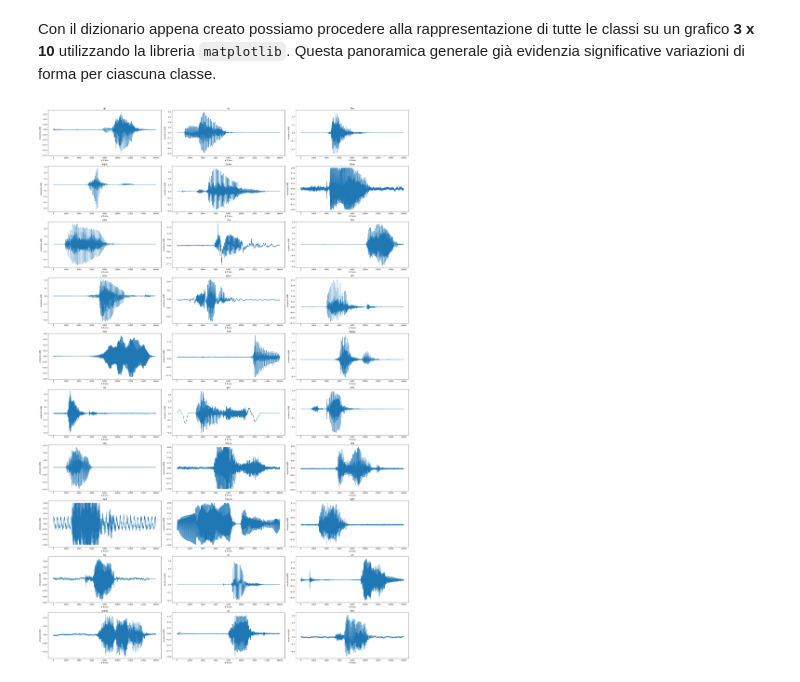
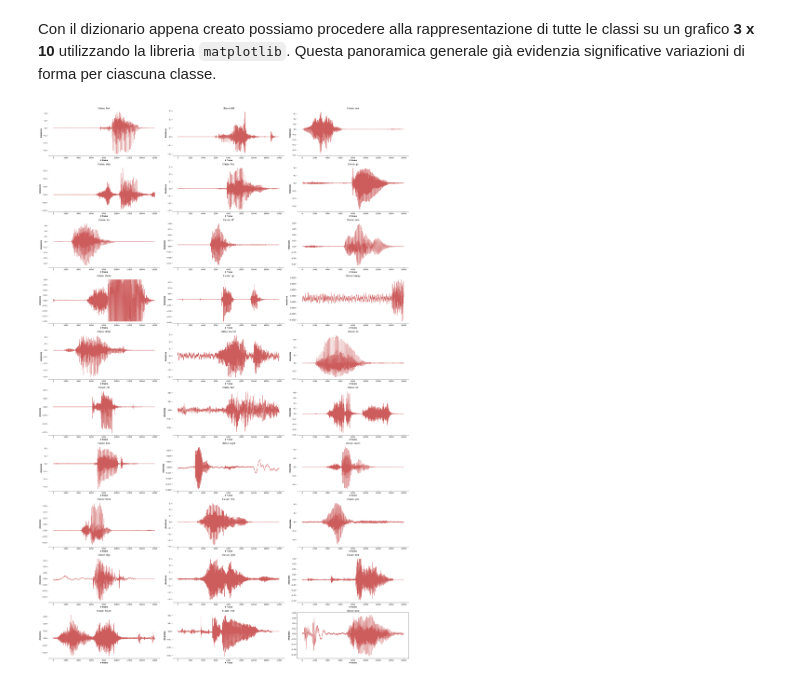
Before and after one commit to HiImGabry/speech-recognition-representation-unica-dl, a Jupyter notebook: Analisi_Esplorativa.ipynb, the cells around one changed output. Drawn from its saved outputs; the diff is of its cells as text; code cells hidden in the pictures.

```diff
--- a/Analisi_Esplorativa.ipynb
+++ b/Analisi_Esplorativa.ipynb
@@ -76,15 +71,22 @@ Mostrando graficamente l'audio appena ascoltato si può notare l'ampiezza dell'a
 audio = wave.open(path_audio, "r").readframes(-1)
 audio = np.frombuffer(audio, dtype=np.int16)
 
+fig, ax = plt.subplots()
+
 # disegniamo le linee del massimo e del minimo, con i rispettivi flag
-plt.axhline(y=max(audio), c='r', linestyle='--')
-plt.axhline(y=min(audio), c='r', linestyle='--')
-plt.text(17000, max(audio) - 50, 'Massimo', fontsize=12)
-plt.text(17000, min(audio) - 50, 'Minimo', fontsize=12)
+ax.axhline(y=max(audio), c='dimgrey', linestyle='--')
+ax.axhline(y=min(audio), c='dimgrey', linestyle='--')
+ax.text(len(audio) * 1.07, max(audio), 'Massimo', fontsize=10, fontweight="bold", horizontalalignment="left", verticalalignment="center")
+ax.text(len(audio) * 1.07, min(audio), 'Minimo', fontsize=10, fontweight="bold", horizontalalignment="left", verticalalignment="center")
+
+# rimuoviamo il limite di destra e di sopra
+ax.spines["right"].set_visible(False)
+ax.spines["top"].set_visible(False)
+ax.spines["left"].set_visible(False)
 
 # infine mostriamo il plot
-plt.ylabel('Ampiezza')
-plt.xlabel('# frame')
-plt.plot(audio)
+ax.set_ylabel('Ampiezza', fontweight="bold")
+ax.set_xlabel('# frame', fontweight="bold")
+ax.plot(audio, color="indianred")
 plt.show()
 # %% [output]
@@ -122,22 +124,27 @@ Con il dizionario appena creato possiamo procedere alla rappresentazione di tutt
 # %%
 rows = 10
 cols = 3
 
 labels = list(audios.keys()) # mi salvo la lista delle label
 fig, axes = plt.subplots(rows, cols, figsize=(30, 45))
 
 # inserisco in ciascun subplot un audio
 for index, audio in enumerate(audios.values()):
     row = index // cols
     col = index % cols
 
+    # rimuoviamo il limite di destra e di sopra
+    ax.spines["right"].set_visible(False)
+    ax.spines["top"].set_visible(False)
+    ax.spines["left"].set_visible(False)
+
     ax = axes[row][col]
-    ax.set_ylabel('Ampiezza [dB]')
-    ax.set_xlabel('# frame')
-    ax.set_title(labels[index])
-    ax.plot(audio)
+    ax.set_ylabel('Ampiezza', fontweight="bold")
+    ax.set_xlabel('# frame', fontweight="bold")
+    ax.set_title("Classe: " + str(labels[index]))
+    ax.plot(audio, color="indianred")
 
 plt.tight_layout()
 plt.show()
 # %% [output]
-[figure, old version]
+[figure, new version]
```
Also changed, not shown: parts of 3 cells of this notebook.
